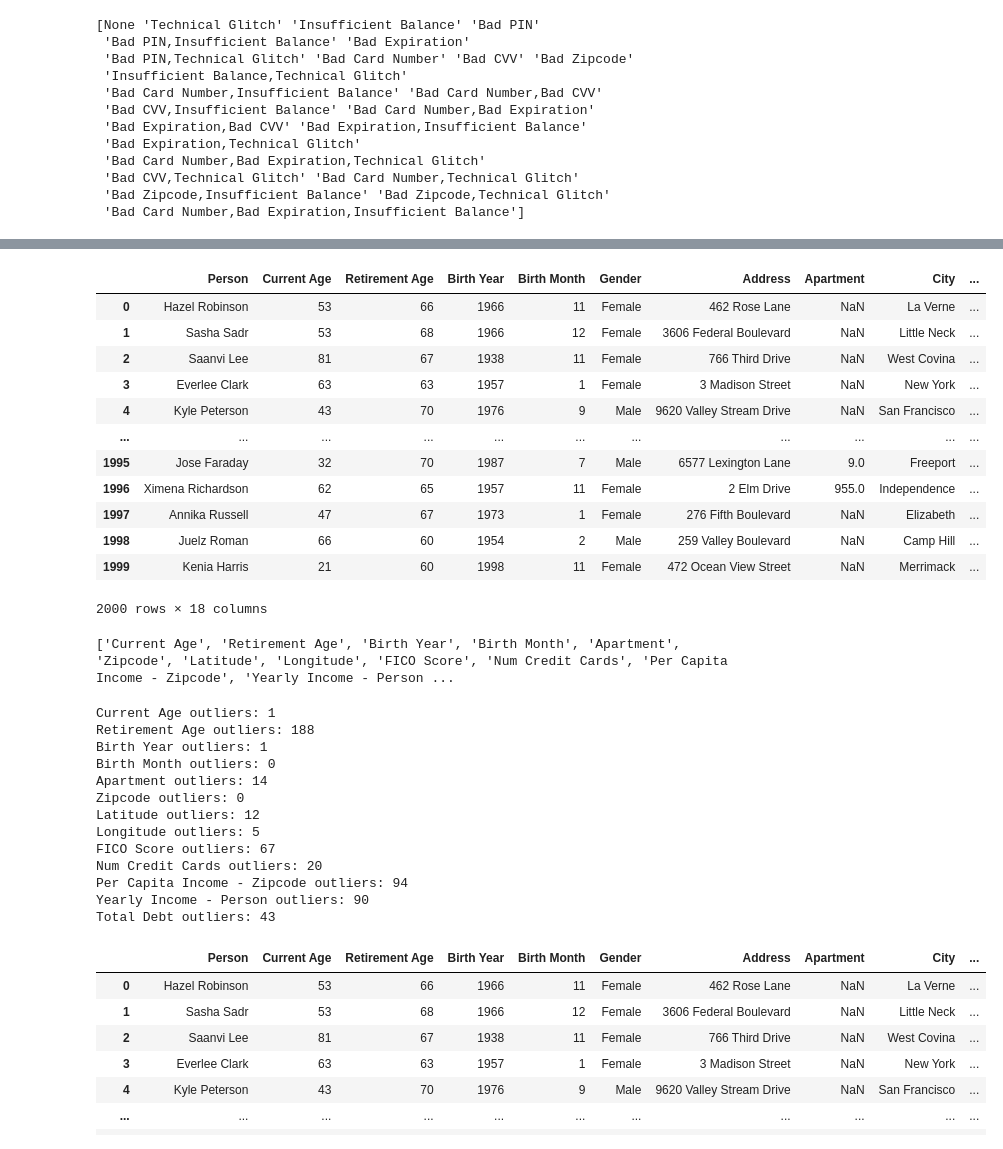
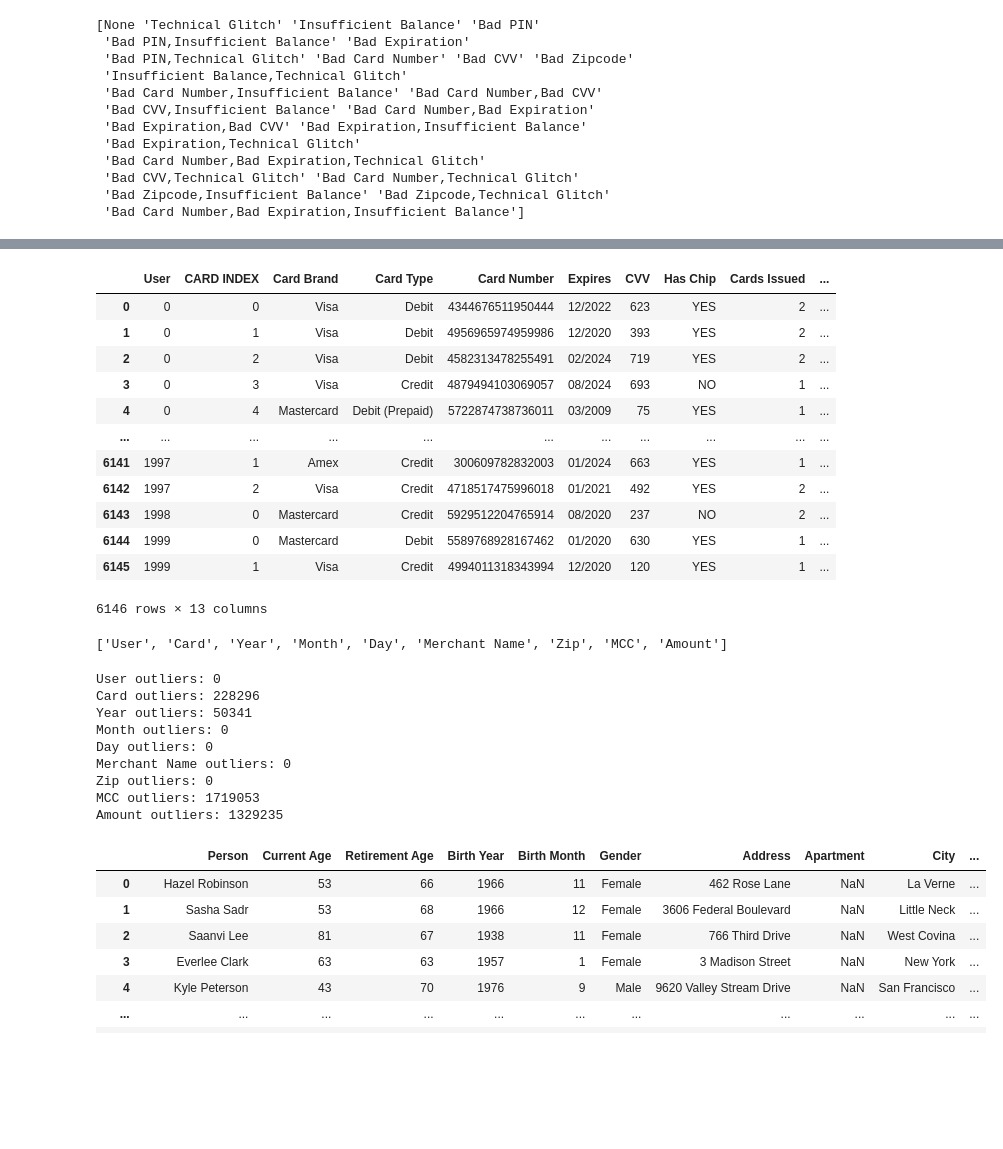
Before and after one commit to LivetaK/Fraud, a Jupyter notebook: data_preparation.ipynb, the cells around one changed output, grey strips where cells are left out. Drawn from its saved outputs; the diff is of its cells as text; code cells hidden in the pictures; blank space fills up the shorter version.

```diff
--- a/data_preparation.ipynb
+++ b/data_preparation.ipynb
@@ -63,3 +63,7 @@ from decimal import Decimal
 users['Per Capita Income - Zipcode'] = users['Per Capita Income - Zipcode'].str.replace('$', '', regex=False).apply(Decimal)
 users['Yearly Income - Person'] = users['Yearly Income - Person'].str.replace('$', '', regex=False).apply(Decimal)
 users['Total Debt'] = users['Total Debt'].str.replace('$', '', regex=False).apply(Decimal)
+# %%
+from decimal import Decimal
+
+cards['Credit Limit'] = cards['Credit Limit'].str.replace('$', '', regex=False).apply(Decimal)
@@ -66,26 +74,26 @@ users['Total Debt'] = users['Total Debt'].str.replace('$', '', regex=False).appl
 # %%
-users
+cards
 # %% [output]
-|  | Person | Current Age | Retirement Age | Birth Year | Birth Month | Gender | Address | Apartment | City | ... |
-| 0 | Hazel Robinson | 53 | 66 | 1966 | 11 | Female | 462 Rose Lane | NaN | La Verne | ... |
-| 1 | Sasha Sadr | 53 | 68 | 1966 | 12 | Female | 3606 Federal Boulevard | NaN | Little Neck | ... |
-| 2 | Saanvi Lee | 81 | 67 | 1938 | 11 | Female | 766 Third Drive | NaN | West Covina | ... |
-| 3 | Everlee Clark | 63 | 63 | 1957 | 1 | Female | 3 Madison Street | NaN | New York | ... |
-| 4 | Kyle Peterson | 43 | 70 | 1976 | 9 | Male | 9620 Valley Stream Drive | NaN | San Francisco | ... |
+|  | User | CARD INDEX | Card Brand | Card Type | Card Number | Expires | CVV | Has Chip | Cards Issued | ... |
+| 0 | 0 | 0 | Visa | Debit | 4344676511950444 | 12/2022 | 623 | YES | 2 | ... |
+| 1 | 0 | 1 | Visa | Debit | 4956965974959986 | 12/2020 | 393 | YES | 2 | ... |
+| 2 | 0 | 2 | Visa | Debit | 4582313478255491 | 02/2024 | 719 | YES | 2 | ... |
+| 3 | 0 | 3 | Visa | Credit | 4879494103069057 | 08/2024 | 693 | NO | 1 | ... |
+| 4 | 0 | 4 | Mastercard | Debit (Prepaid) | 5722874738736011 | 03/2009 | 75 | YES | 1 | ... |
 | ... | ... | ... | ... | ... | ... | ... | ... | ... | ... | ... |
-| 1995 | Jose Faraday | 32 | 70 | 1987 | 7 | Male | 6577 Lexington Lane | 9.0 | Freeport | ... |
-| 1996 | Ximena Richardson | 62 | 65 | 1957 | 11 | Female | 2 Elm Drive | 955.0 | Independence | ... |
-| 1997 | Annika Russell | 47 | 67 | 1973 | 1 | Female | 276 Fifth Boulevard | NaN | Elizabeth | ... |
-| 1998 | Juelz Roman | 66 | 60 | 1954 | 2 | Male | 259 Valley Boulevard | NaN | Camp Hill | ... |
-| 1999 | Kenia Harris | 21 | 60 | 1998 | 11 | Female | 472 Ocean View Street | NaN | Merrimack | ... |
+| 6141 | 1997 | 1 | Amex | Credit | 300609782832003 | 01/2024 | 663 | YES | 1 | ... |
+| 6142 | 1997 | 2 | Visa | Credit | 4718517475996018 | 01/2021 | 492 | YES | 2 | ... |
+| 6143 | 1998 | 0 | Mastercard | Credit | 5929512204765914 | 08/2020 | 237 | NO | 2 | ... |
+| 6144 | 1999 | 0 | Mastercard | Debit | 5589768928167462 | 01/2020 | 630 | YES | 1 | ... |
+| 6145 | 1999 | 1 | Visa | Credit | 4994011318343994 | 12/2020 | 120 | YES | 1 | ... |
-2000 rows × 18 columns
+6146 rows × 13 columns
 # %%
-numeric_cols = users.select_dtypes(include='number').columns
-decimal_cols = [col for col in users.columns if isinstance(users[col].dropna().iloc[0], Decimal)]
+numeric_cols = transactions.select_dtypes(include='number').columns
+decimal_cols = [col for col in transactions.columns if isinstance(transactions[col].dropna().iloc[0], Decimal)]
 numeric_cols = list(numeric_cols) + decimal_cols
 print(numeric_cols)
 # %% [output]
-['Current Age', 'Retirement Age', 'Birth Year', 'Birth Month', 'Apartment', 'Zipcode', 'Latitude', 'Longitude', 'FICO Score', 'Num Credit Cards', 'Per Capita Income - Zipcode', 'Yearly Income - Person ...
+['User', 'Card', 'Year', 'Month', 'Day', 'Merchant Name', 'Zip', 'MCC', 'Amount']
 # %%
 def outliers_function(data, column, factor):
     col = pd.to_numeric(data[column]).astype(float)
@@ -111,23 +119,19 @@ def outliers_function(data, column, factor):
 
 
 for col in numeric_cols:
-    outlier = outliers_function(users, col, 1.5)
+    outlier = outliers_function(transactions, col, 1.5)
     extreme_sum = len(outlier)
     print(f"{col} outliers: {extreme_sum}")
 # %% [output]
-Current Age outliers: 1
-Retirement Age outliers: 188
-Birth Year outliers: 1
-Birth Month outliers: 0
-Apartment outliers: 14
-Zipcode outliers: 0
-Latitude outliers: 12
-Longitude outliers: 5
-FICO Score outliers: 67
-Num Credit Cards outliers: 20
-Per Capita Income - Zipcode outliers: 94
-Yearly Income - Person outliers: 90
-Total Debt outliers: 43
+User outliers: 0
+Card outliers: 228296
+Year outliers: 50341
+Month outliers: 0
+Day outliers: 0
+Merchant Name outliers: 0
+Zip outliers: 0
+MCC outliers: 1719053
+Amount outliers: 1329235
 # %%
 users
 # %% [output]
```
Also changed, not shown: parts of 2 cells of this notebook.
